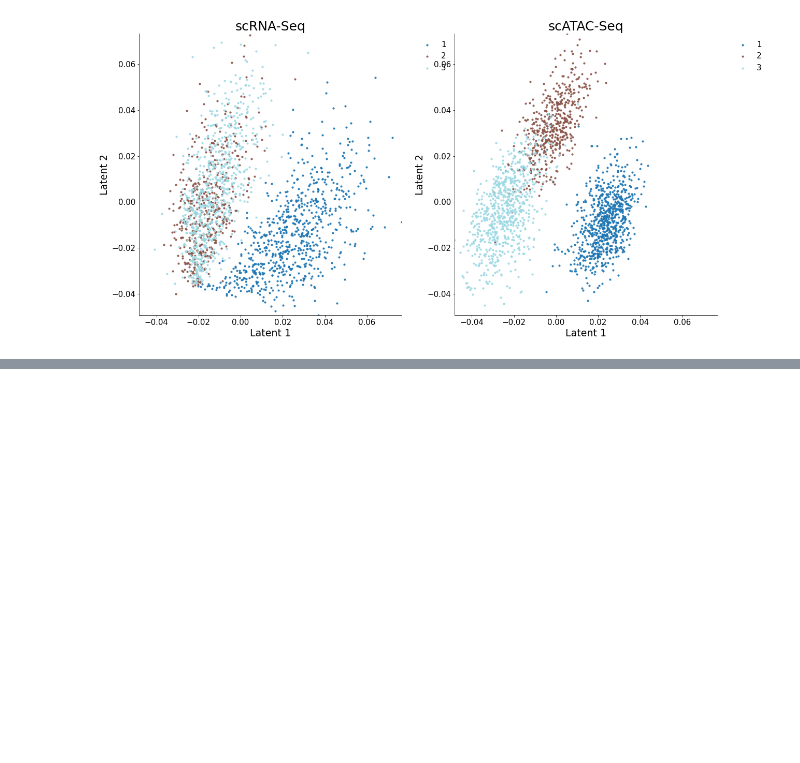
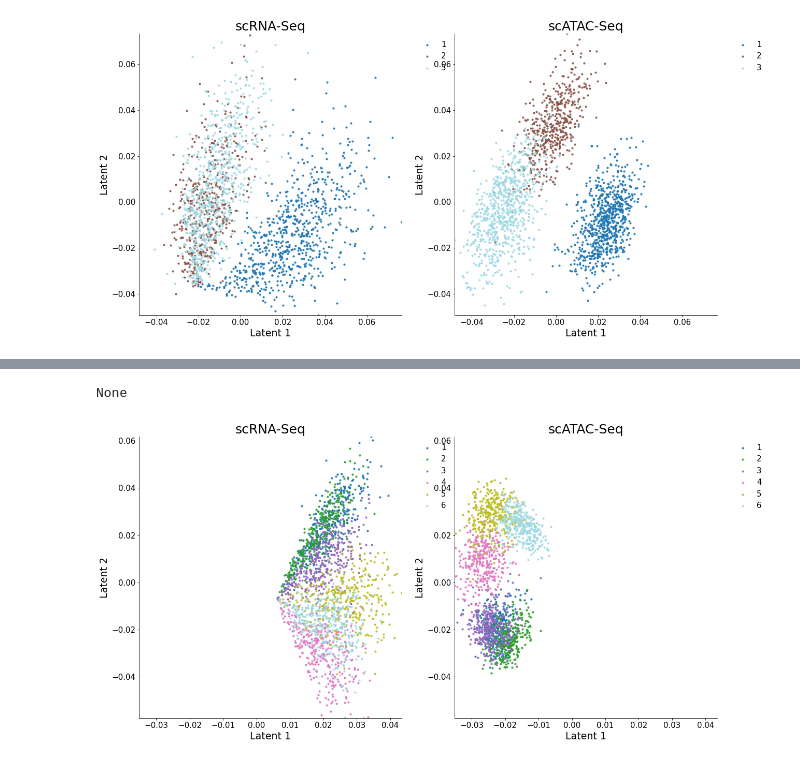
Before and after one commit to PeterZZQ/scMoMaT, a Jupyter notebook: src/CFRM.ipynb, the cells around one changed output, grey strips where cells are left out. Drawn from its saved outputs; the diff is of its cells as text; code cells hidden in the pictures; blank space fills up the shorter version.

Commit message:
add CFRM original

```diff
--- a/src/CFRM.ipynb
+++ b/src/CFRM.ipynb
@@ -190,3 +190,6 @@ utils.plot_latent(z_rna, z_atac, label_rna, label_atac, mode= "separate", save =
 # %% [output]
 None
 [figure]
+# %%
+model = cfrmModel(dir = '../data/simulated/2batches_6clusts', N=3, dropout=0, init = "random")
+model.train_func(T=100)
@@ -192,0 +215,22 @@ None
+# %%
+# torch.save(model, "b2c6.pth")
+# model = torch.load("b2c6.pth")
+from umap import UMAP
+
+pca_op = PCA(n_components = 2)
+umap_op = UMAP(n_components = 2, n_neighbors = 15, min_dist = 0.4)
+z_rna = model.C_1.detach().numpy()
+z_atac = model.C_2.detach().numpy()
+z = pca_op.fit_transform(np.concatenate((z_rna, z_atac), axis = 0))
+z_rna = z[:z_rna.shape[0],:]
+z_atac = z[z_rna.shape[0]:,:]
+
+label_rna = [x for x in model.label_c1.numpy()]
+label_atac = [x for x in model.label_c2.numpy()]
+label_rna = model.label_c1.numpy()[:,None]
+label_atac = model.label_c2.numpy()[:,None]
+
+utils.plot_latent(z_rna, z_atac, label_rna, label_atac, mode= "separate", save = None)
+# %% [output]
+None
+[figure, added]
```
Also changed, not shown: parts of 3 cells of this notebook.
